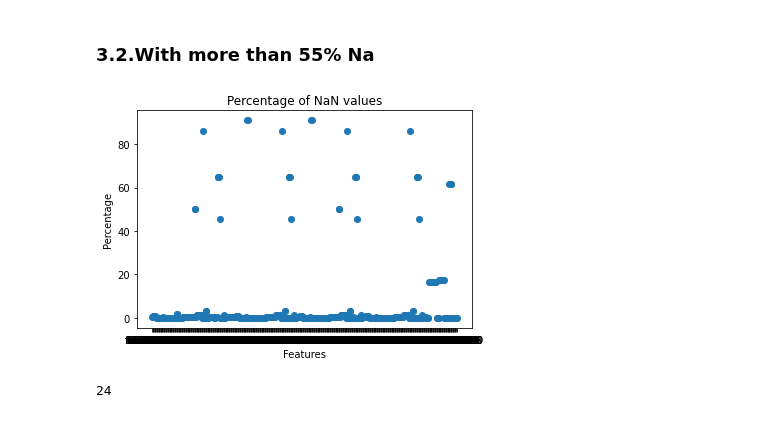
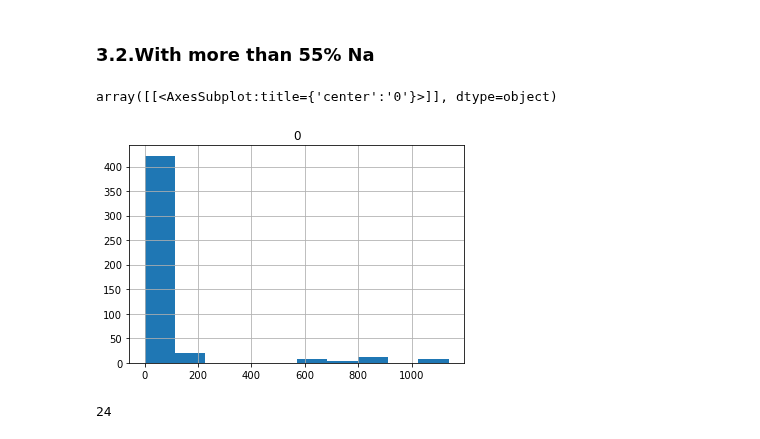
Before and after one commit to Landschy/datamining-htw, a Jupyter notebook: scripts/Behzad.ipynb, the cells around one changed output. Saved outputs shown, nothing was run; the diff lists cells and outputs as text; code cells hidden in the pictures.

```diff
--- a/scripts/Behzad.ipynb
+++ b/scripts/Behzad.ipynb
@@ -196,16 +196,12 @@ x_train.shape
 (1253, 474)
 # %% [markdown]
 ### 3.2.With more than 55% Na
-# %%
-# scatter plot of the x= Features and y=Percentage of missing values
-nan_perc = pd.DataFrame(round((x_train.isnull().sum() * 100/ len(x_train)),2))
-nan_perc = nan_perc.reset_index()
-nan_perc = nan_perc.rename({'index': 'feature', 0: 'percentage'}, axis=1)
-plt.scatter(nan_perc['feature'], nan_perc['percentage'])
-plt.xlabel("Features")
-plt.ylabel("Percentage")
-plt.title("Percentage of NaN values")
-plt.show()
-# %% [output]
-[figure, removed]
+# %%
+# counting number of missing values in each features
+feature_na_sum = pd.DataFrame((x_train.isna()).sum())
+# histogram of number of missing values in features
+feature_na_sum.hist()
+# %% [output]
+array([[<AxesSubplot:title={'center':'0'}>]], dtype=object)
+[figure, added]
 # %%
```
Also changed, not shown: parts of 13 cells of this notebook.
